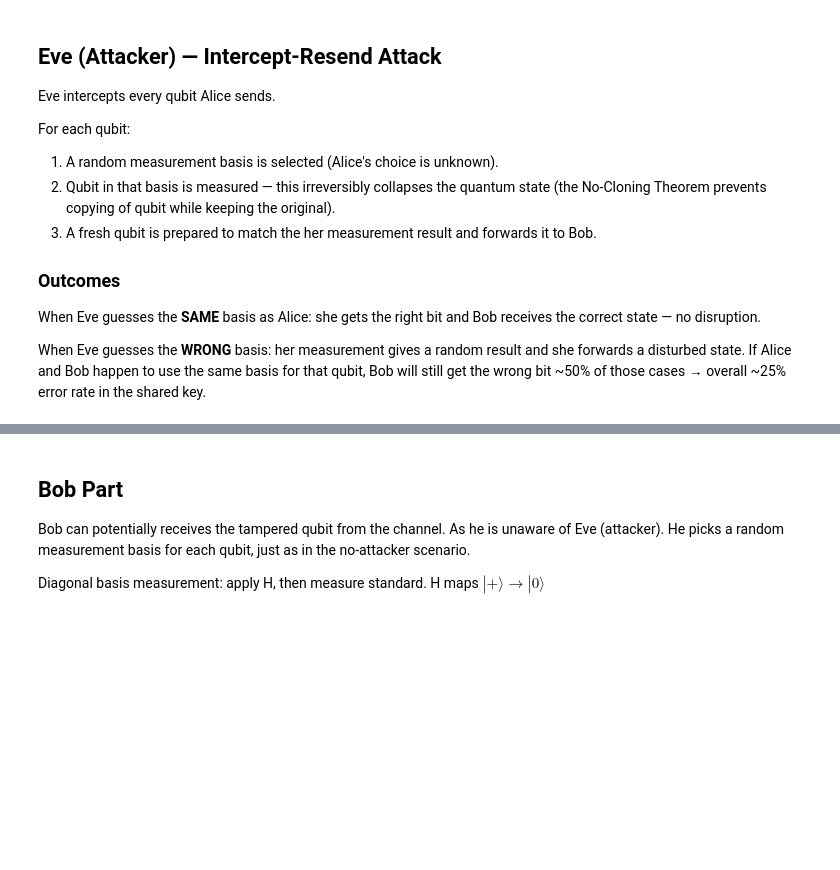
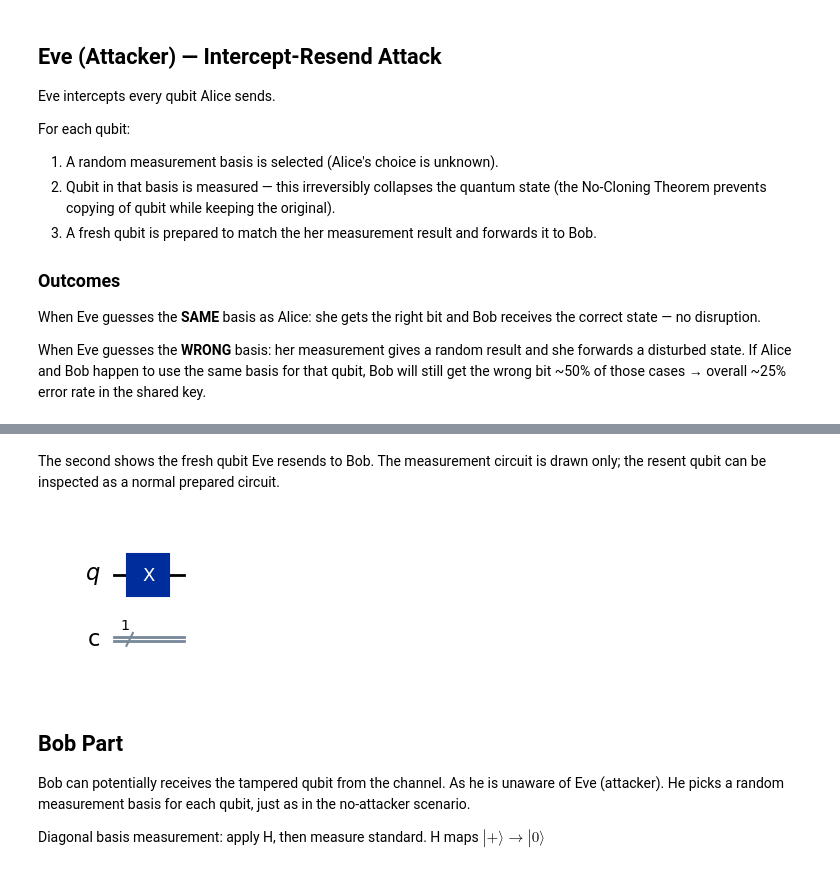
Before and after one commit to KShiMin/SIT-UofG-QC-Assignment, a Jupyter notebook: BB84-Attacker.ipynb, the cells around one changed output, grey strips where cells are left out. Cells and saved outputs as stored; diff of their text form; code cells hidden in the pictures; blank space fills up the shorter version.

```diff
--- a/BB84-Attacker.ipynb
+++ b/BB84-Attacker.ipynb
@@ -121,0 +135,7 @@ Alice has prepared 50 qubits and sent them into the channel.
+# %%
+# Calculate the state from |0> and display it symbolically.
+# Uses the measurement-free version of Alice's same bit and basis.
+alice_unitary_example = encoding_circuit(alice_bits[inspection_index], alice_bases[inspection_index])
+state = Statevector.from_int(0, 2)
+state = state.evolve(alice_unitary_example)
+state.draw("latex")
@@ -176,3 +220,10 @@ Eve has intercepted all 50 qubits, measured them, and resent fresh qubits to Bob
+# %% [markdown]
+The second shows the fresh qubit Eve resends to Bob. The measurement circuit is drawn only; the resent qubit can be inspected as a normal prepared circuit.
+# %%
+eve_resend_example = eve_channel[inspection_index]
+eve_resend_example.draw("mpl")
+# %% [output]
+[figure, added]
 # %% [markdown]
 ## Bob Part
 
```
Also changed, not shown: parts of 17 cells of this notebook.
